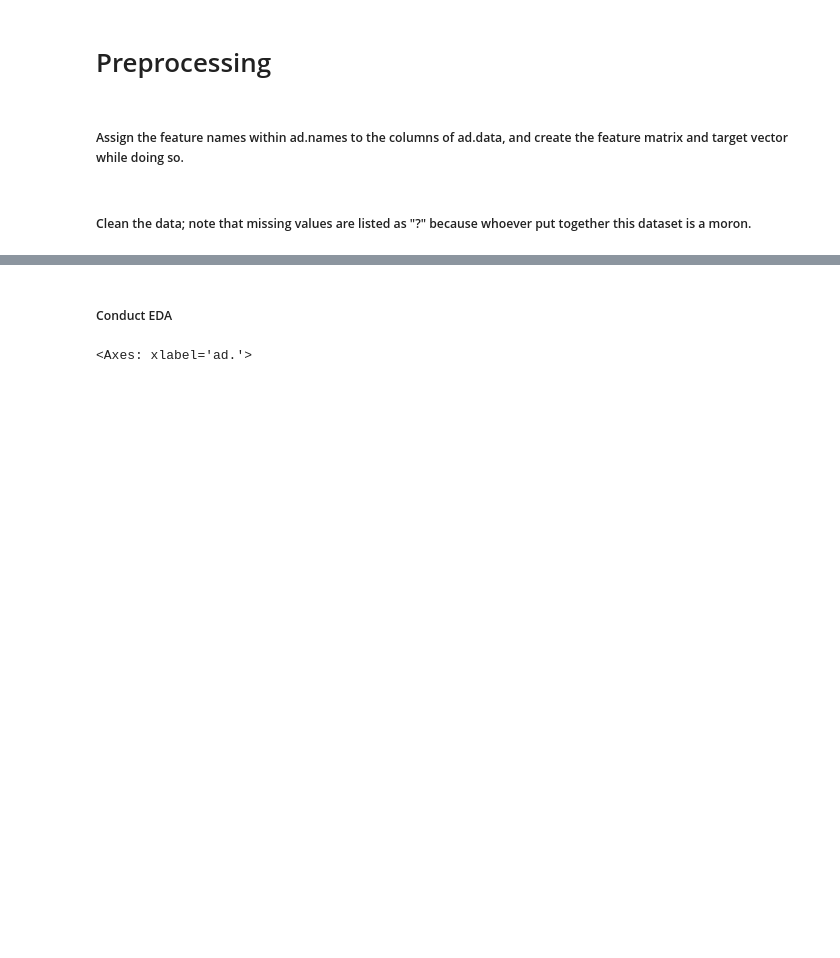
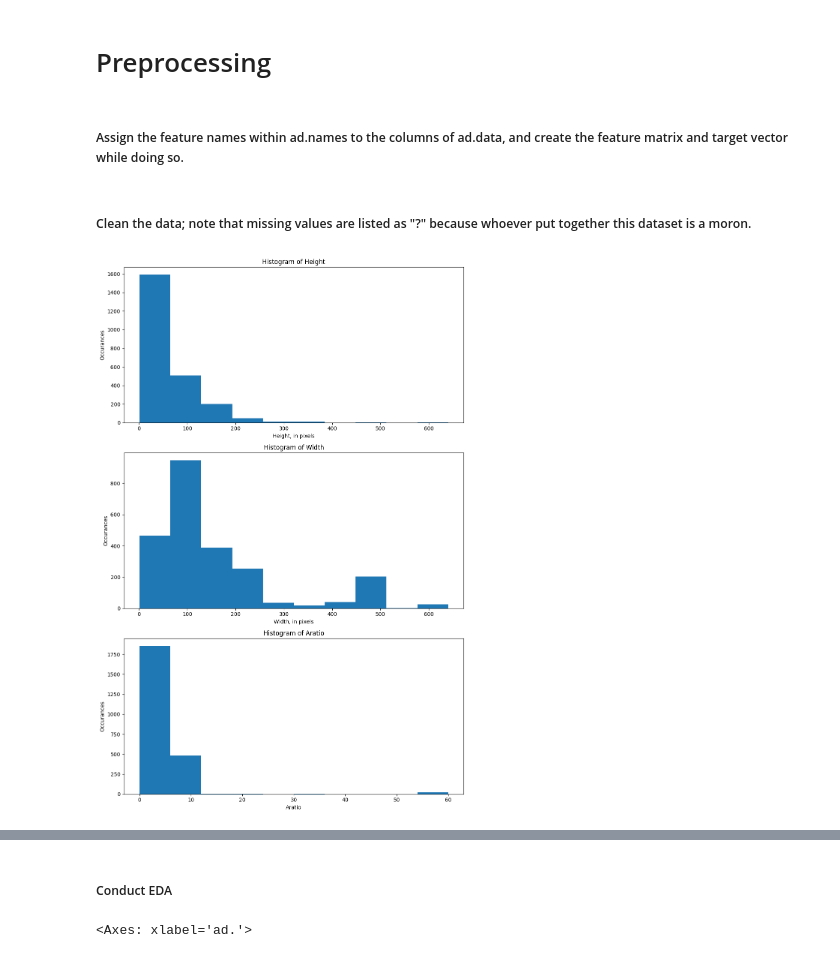
Before and after one commit to doquangg/IDS_Project, a Jupyter notebook: scripts/script_11_4.ipynb, the cells around one changed output, grey strips where cells are left out. Saved outputs shown, nothing was run; the diff lists cells and outputs as text; code cells hidden in the pictures; blank space fills up the shorter version.

Commit message:
add histograms for continuous variables

```diff
--- a/scripts/script_11_4.ipynb
+++ b/scripts/script_11_4.ipynb
@@ -33,3 +33,41 @@ exp_df.to_csv('full_df.csv')
 # %% [markdown]
 ##### Clean the data; note that missing values are listed as "?" because whoever put together this dataset is a moron.
+# %%
+################################################################################
+# Find missing values
+################################################################################
+
+# Locate all non-numeric values and remove them.
+numeric_df = exp_df.apply(pd.to_numeric, errors='coerce')
+
+# Plot a histogram of all the continuous variables.
+import numpy as np
+import matplotlib.pyplot as plt
+
+# Height uncleaned histogram
+plt.figure(1, figsize=(10,15))
+plt.subplot(3, 1, 1)
+plt.hist(numeric_df['height'])
+plt.xlabel('Height, in pixels')
+plt.ylabel('Occurances')
+plt.title('Histogram of Height')
+plt.tight_layout()
+
+# Width uncleaned histogram
+plt.subplot(3, 1, 2)
+plt.hist(numeric_df['width'])
+plt.xlabel('Width, in pixels')
+plt.ylabel('Occurances')
+plt.title('Histogram of Width')
+plt.tight_layout()
+
+# Aratio uncleaned histogram
+plt.subplot(3, 1, 3)
+plt.hist(numeric_df['aratio'])
+plt.xlabel('Aratio')
+plt.ylabel('Occurances')
+plt.title('Histogram of Aratio')
+plt.tight_layout()
+# %% [output]
+[figure, added]
 # %%
```
Also changed, not shown: parts of 2 cells of this notebook.
